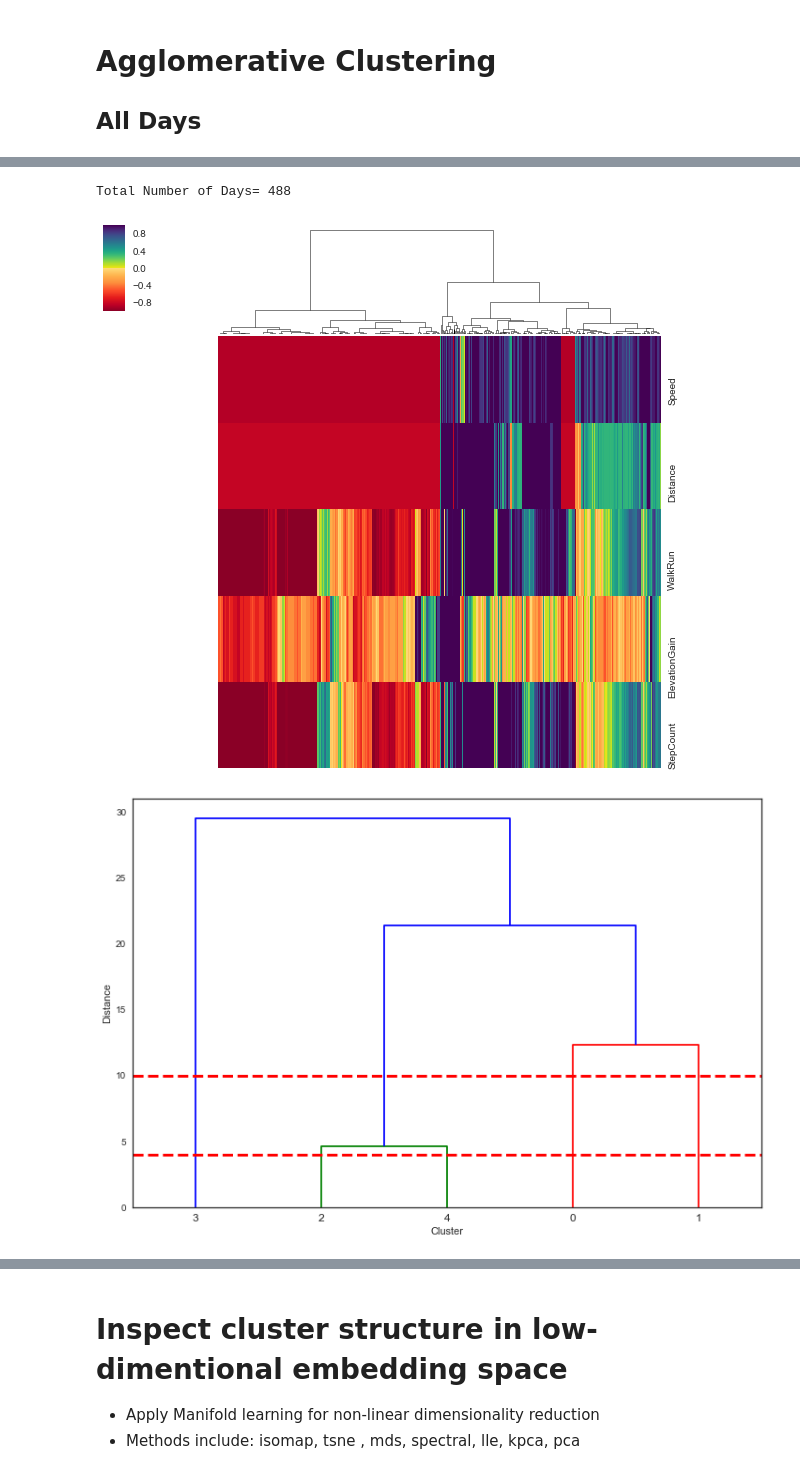
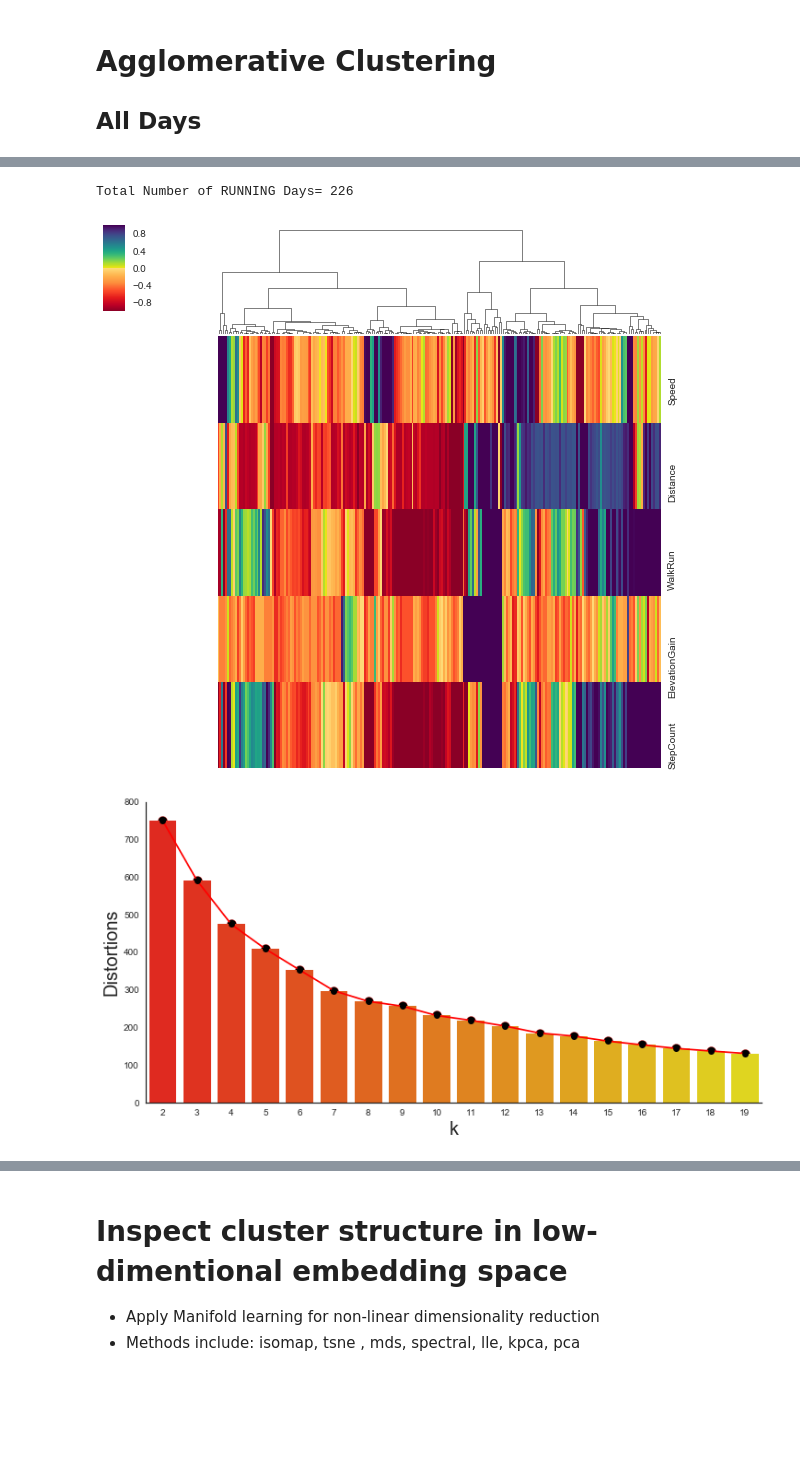
Before and after one commit to amadeuskanaan/PrecisionRunning, a Jupyter notebook: analyze.ipynb, the cells around one changed output, grey strips where cells are left out. Cells and saved outputs as stored; diff of their text form; code cells hidden in the pictures; blank space fills up the shorter version.

```diff
--- a/analyze.ipynb
+++ b/analyze.ipynb
@@ -111,13 +110,16 @@ nike_run_sum_month = df_group_timefeature(nike_run, 'Month', 'sum')
 years = ['2015','2016','2017','2018']
 nike_run_sum_month = nike_run_sum_month.drop([i for i in nike_run_sum_month.index if i[0:4] not in years])
 
+sns.set_style('white')
 # Plot
 fig, ax, g = plot_bar(df      =  nike_run_sum_month, feature = 'Distance', palette = 'Greens',
-                      title   = 'Nike+RunClub - Total Running Distance - Monthly',
+                      #title   = 'Nike+RunClub - Total Running Distance - Monthly',
+                      title   = 'Monthly',
                       xlabel  = 'Time  (Year-Month)', ylabel  = 'Distance (km)')
 plt.ylim(0,220)
 plt.axhline(100,color='r', linewidth=4, linestyle='--')
 plt.axhline(200,color='r', linewidth=4, linestyle='--')
 plt.annotate('Milestone = 200km per month', xy=(.5, 205), fontsize=20,color='red')
 plt.annotate('Milestone = 100km per month', xy=(.5, 105), fontsize=20,color='red')
+fig.savefig('FIGS/run_dist_month.png',bbox_inches='tight',dpi=100)
 # %% [output]
@@ -210,9 +237,12 @@ Decieving plot..... Device doesnt measure elevetion gain accurately during indoo
 # %% [markdown]
 # Mass
 # %%
+sns.set_style('white')
 apple_mass_avg_month = df_group_timefeature(apple_mass, 'Month', 'mean')
 fig, ax, g = plot_bar(df      =  apple_mass_avg_month, feature = 'value', palette = 'hot',
-                      title   = 'AppleHealthKit - Body Mass', xlabel  = 'Pace (km/min)',
+                      #title   = 'Body Mass',
+                      title   = '',
+                      xlabel  = 'Time (Year-Month)',
                       ylabel  = 'Time  (Year-Month)')
 
 plt.ylim(65,102)
@@ -220,4 +250,5 @@ plt.axhline(78,color='r', linewidth=4, linestyle='--')
 plt.annotate('Objective = 78Kg', xy=(15.5, 79), fontsize=20,color='red')
 plt.annotate('Muscle up', xy=(18.5, 77), xytext=(15.4, 74),arrowprops=dict(arrowstyle="->", facecolor='red', lw=3), fontsize=15,color='red')
 plt.annotate('BF=13%', xy=(15.55, 72), fontsize=13,color='red')
+fig.savefig('FIGS/mass.png',bbox_inches='tight',dpi=dpi, transparent=True)
 # %% [output]
@@ -299,14 +443,13 @@ plt.yticks(fontsize = 15, weight='bold', rotation=0)
 # %%
-print 'Total Number of Days=', len(df_features_day_all_z)
+print 'Total Number of RUNNING Days=', len(df_features_day_run_z)
+cg = sns.clustermap(df_features_day_run_z.T, xticklabels=False,
+                    cmap = cmap_gradient, row_cluster= False, vmin = -1, vmax = 1,
+                    method = 'ward', metric ='euclidean',  )
+cg.savefig('./FIGS/clust_run.png', bbox_inches='tight', transparent=True, dpi=300)
 
-df_cluster = sns.clustermap(df_features_day_all_z.T, xticklabels=False, yticklabels=True,
-                         cmap = cmap_gradient, row_cluster= False, vmin = -1, vmax = 1,
-                            method = 'ward', metric ='euclidean',  )
-
-plot_dendogram(df_features_day_all_z.T, method='ward', metric='euclidean')
-
-plot_elbow(df_features_day_all_z)
+#plot_dendogram(df_features_day_run_z.T, method='ward', metric='euclidean')
+plot_elbow(df_features_day_run_z,fname='./FIGS/elbow_run.png')
 # %% [output]
-Total Number of Days= 488
+Total Number of RUNNING Days= 226
-[figure, old version]
+[figure, new version]
-[figure, old version]
+[figure, new version]
```
Also changed, not shown: parts of 43 cells of this notebook, 7 other files.
